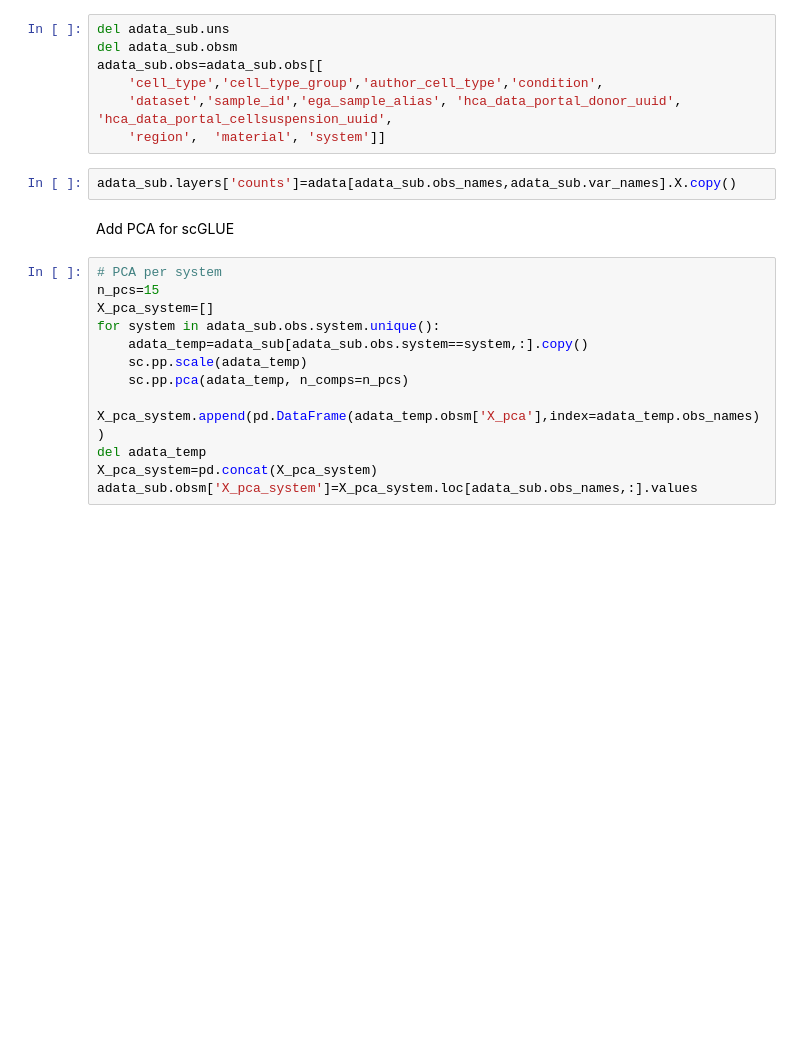
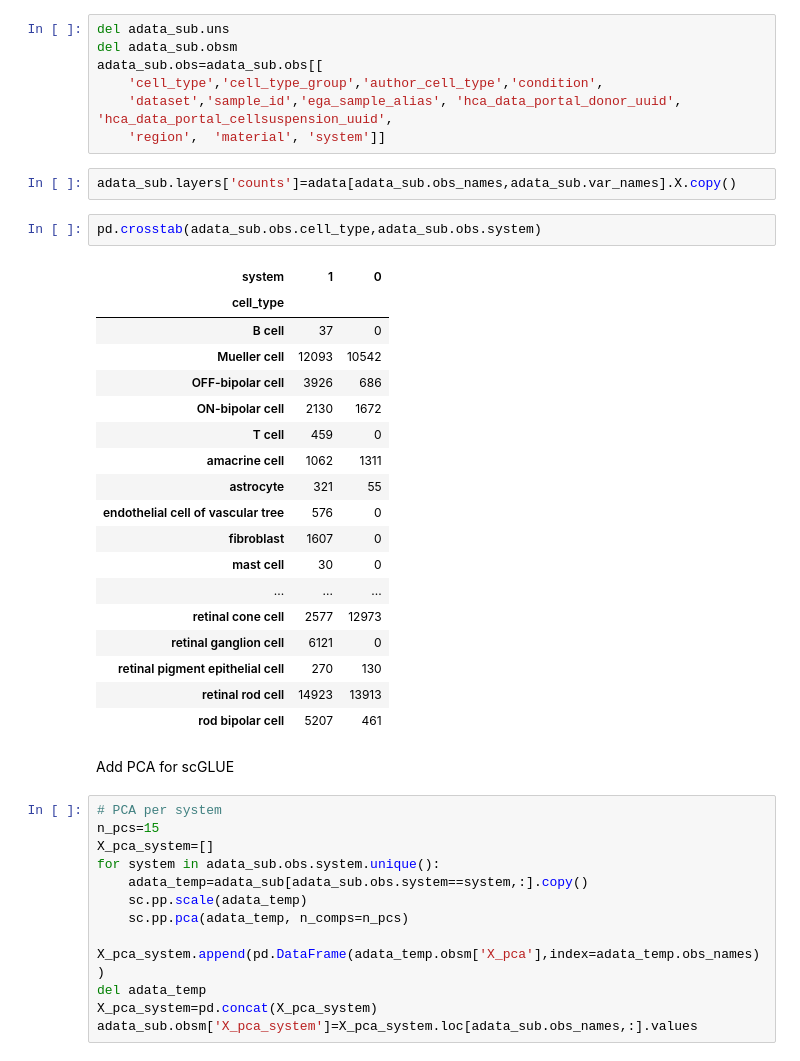
Before and after one commit to theislab/cross_system_integration, a Jupyter notebook: notebooks/data/retina_adult_organoid.ipynb, the cells around one changed output. Drawn from its saved outputs; the diff is of its cells as text; blank space fills up the shorter version.

```diff
--- a/notebooks/data/retina_adult_organoid.ipynb
+++ b/notebooks/data/retina_adult_organoid.ipynb
@@ -112,6 +112,27 @@ adata_sub.obs=adata_sub.obs[[
     'region',  'material', 'system']]
 # %%
 adata_sub.layers['counts']=adata[adata_sub.obs_names,adata_sub.var_names].X.copy()
+# %%
+pd.crosstab(adata_sub.obs.cell_type,adata_sub.obs.system)
+# %% [output]
+| system | 1 | 0 |
+| cell_type |  |  |
+| B cell | 37 | 0 |
+| Mueller cell | 12093 | 10542 |
+| OFF-bipolar cell | 3926 | 686 |
+| ON-bipolar cell | 2130 | 1672 |
+| T cell | 459 | 0 |
+| amacrine cell | 1062 | 1311 |
+| astrocyte | 321 | 55 |
+| endothelial cell of vascular tree | 576 | 0 |
+| fibroblast | 1607 | 0 |
+| mast cell | 30 | 0 |
+| ... | ... | ... |
+| retinal cone cell | 2577 | 12973 |
+| retinal ganglion cell | 6121 | 0 |
+| retinal pigment epithelial cell | 270 | 130 |
+| retinal rod cell | 14923 | 13913 |
+| rod bipolar cell | 5207 | 461 |
 # %% [markdown]
 Add PCA for scGLUE
 # %%
```
Also changed, not shown: 5 other files.
